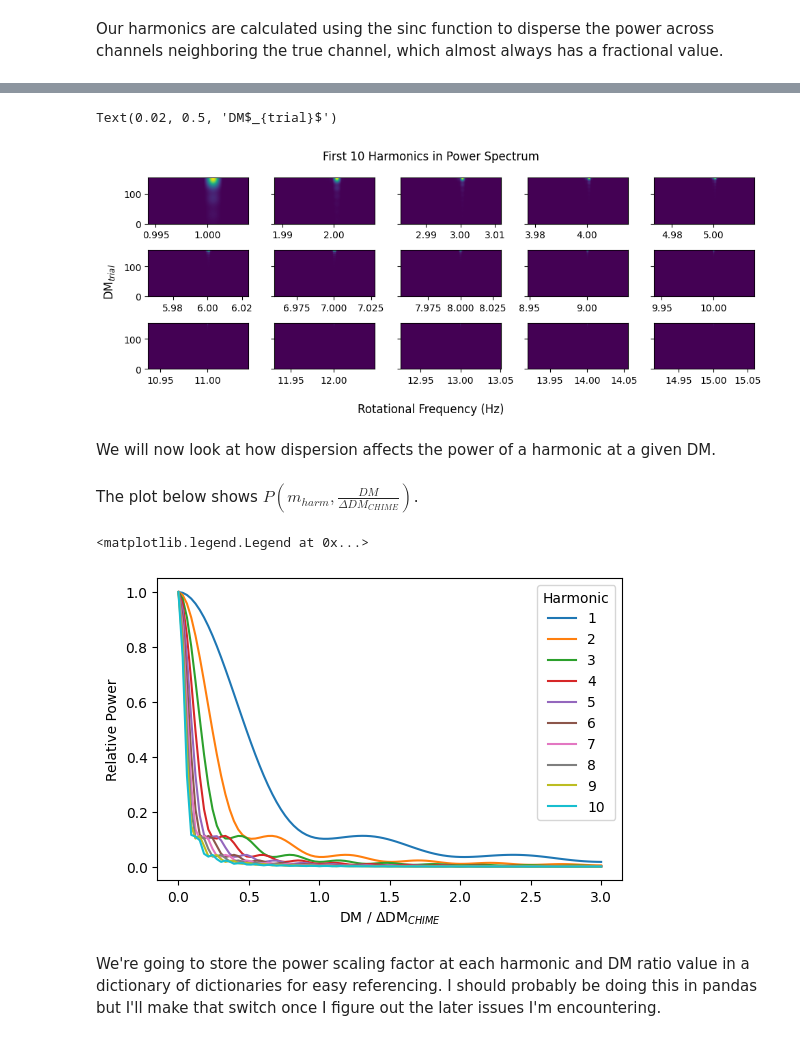
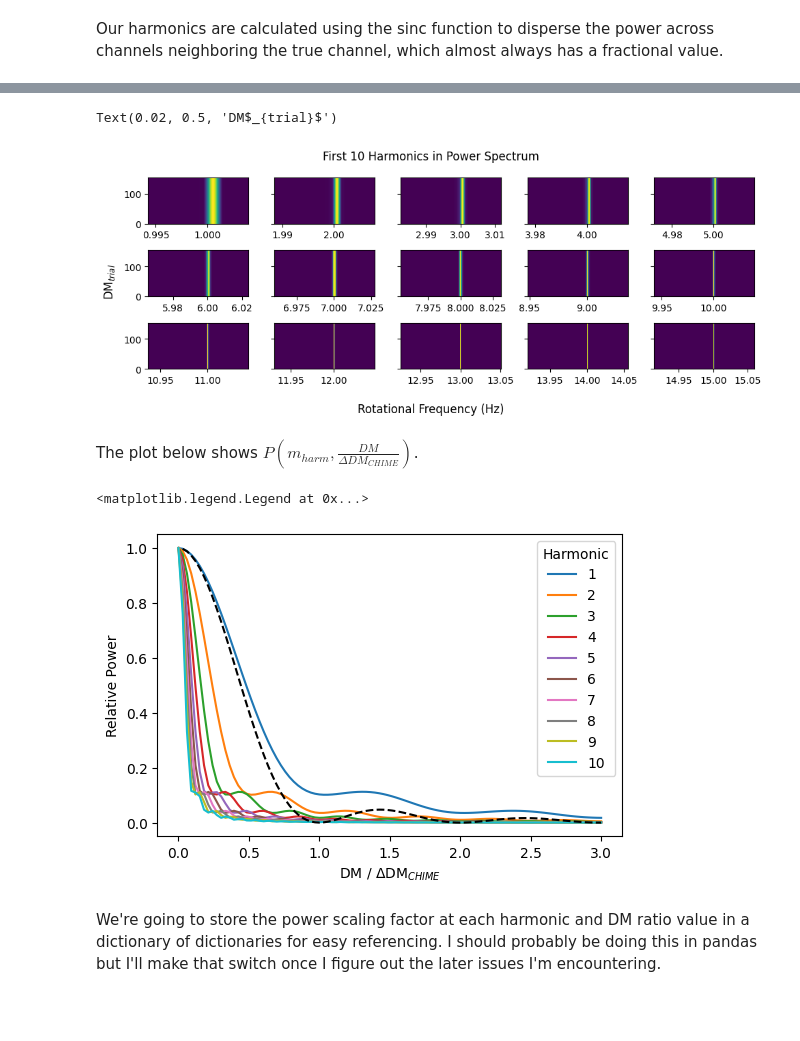
Before and after one commit to reyniersquillace/RadioTime, a Jupyter notebook: New Dispersion.ipynb, the cells around one changed output, grey strips where cells are left out. Saved outputs shown, nothing was run; the diff lists cells and outputs as text; code cells hidden in the pictures; blank space fills up the shorter version.

```diff
--- a/New Dispersion.ipynb
+++ b/New Dispersion.ipynb
@@ -67,3 +67,15 @@ for DM in DMs:
 100
 # %% [markdown]
 Our harmonics are calculated using the sinc function to disperse the power across channels neighboring the true channel, which almost always has a fractional value.
+# %%
+kernels = {}
+for i in range(len(DMs)):
+    sum_fft = fft(sums[i])
+    kernels[DMs[i]/deltaDM] = sum_fft
+    if i > 0 and i < 10:
+        plt.plot(np.abs(sum_fft)**2, label = f"scale = {np.round(DMs[i]/deltaDM, 2)}")
+#plt.imshow(smeared_harm, aspect = 'auto')
+plt.title('DM-Smeared Harmonics')
+plt.xlabel('bin')
+plt.ylabel('Amplitude')
+plt.legend()
@@ -71,7 +86,8 @@ Our harmonics are calculated using the sinc function to disperse the power acros
 def sinc(x):
     return np.sin(x)/x
 
-def harmonics(prof, f_true, df, n_harm):
+
+def harmonics(prof_fft, f_true, df, n_harm):
 
     """This function calculates the array of frequency-domain harmonics for a given pulse profile.
 
@@ -90,8 +106,6 @@ def harmonics(prof, f_true, df, n_harm):
     harmonics = np.zeros((4*n_harm))
     bins = np.zeros((4*n_harm)).astype(int)
 
-    #take the fft of the pulse
-    prof_fft = rfft(prof)
     #now evaluate sinc-modified power at each of the first 10 harmonics
     for i in range(1, n_harm + 1):
         f_harm = i*f_true
@@ -110,0 +123,12 @@ We disperse our harmonics and plot them.
+# %%
+def gaussian(x, mu, sig):
+    return np.exp(-0.5*((x - mu)/sig)**2)/(sig*np.sqrt(2*np.pi))
+
+phi = np.linspace(0, 1, 1024)
+pulse = gaussian(phi, 0.5, 0.02)
+nfreqbins = 300000
+nDMbins = 6000
+df = 9.7e-4
+n_harm = 30
+full_DMs = np.linspace(-3*deltaDM, 3 * deltaDM, nDMbins)
+deltaDM = onewrap_deltaDM(1)
@@ -111,12 +159,6 @@ We disperse our harmonics and plot them.
 # %%
-nfreqbins = 300000
-df = 9.7e-4
-n_harm = 30
+dispersed_prof_fft = disperse(pulse, deltaDM, full_DMs, kernels)
 smeared_harm = np.zeros((len(DMs), nfreqbins))
-for i in range(len(DMs)):
-    bins, harm = harmonics(sums[i], 1/Pspin, df, n_harm)
+for i in range(len(smeared_harm)):
+    bins, harm = harmonics(pulse, 1/Pspin, df, n_harm)
     smeared_harm[i, bins] = harm
-plt.imshow(smeared_harm, aspect = 'auto')
-plt.title('DM-Smeared Harmonics')
-plt.xlabel('Rotational Frequency (Hz)')
-plt.ylabel('Some Arbitrary Power')
@@ -138,9 +186,7 @@ fig.supxlabel('Rotational Frequency (Hz)')
 fig.supylabel(r'DM$_{trial}$')
 # %% [output]
 Text(0.02, 0.5, 'DM$_{trial}$')
-[figure, old version]
+[figure, new version]
-# %% [markdown]
-We will now look at how dispersion affects the power of a harmonic at a given DM.
 # %%
 i = 0
 j = 0
@@ -156,12 +202,13 @@ The plot below shows $P(m_{harm}, \frac{DM}{\Delta DM_{CHIME}})$.
 # %%
 for i in range(10):
     plt.plot(DMs/deltaDM, harm_power[i], label = str(i + 1))
+plt.plot(DMs[1:]/deltaDM, sinc(1*np.pi*DMs[1:]/deltaDM)**2, 'k--')
 plt.xlabel(r'DM / $\Delta$DM$_{CHIME}$')
 plt.ylabel('Relative Power')
 plt.legend(title = 'Harmonic')
 # %% [output]
 <matplotlib.legend.Legend at 0x...>
-[figure, old version]
+[figure, new version]
 # %% [markdown]
 We're going to store the power scaling factor at each harmonic and DM ratio value in a dictionary of dictionaries for easy referencing. I should probably be doing this in pandas but I'll make that switch once I figure out the later issues I'm encountering.
 # %%
```
Also changed, not shown: parts of 13 cells of this notebook.
